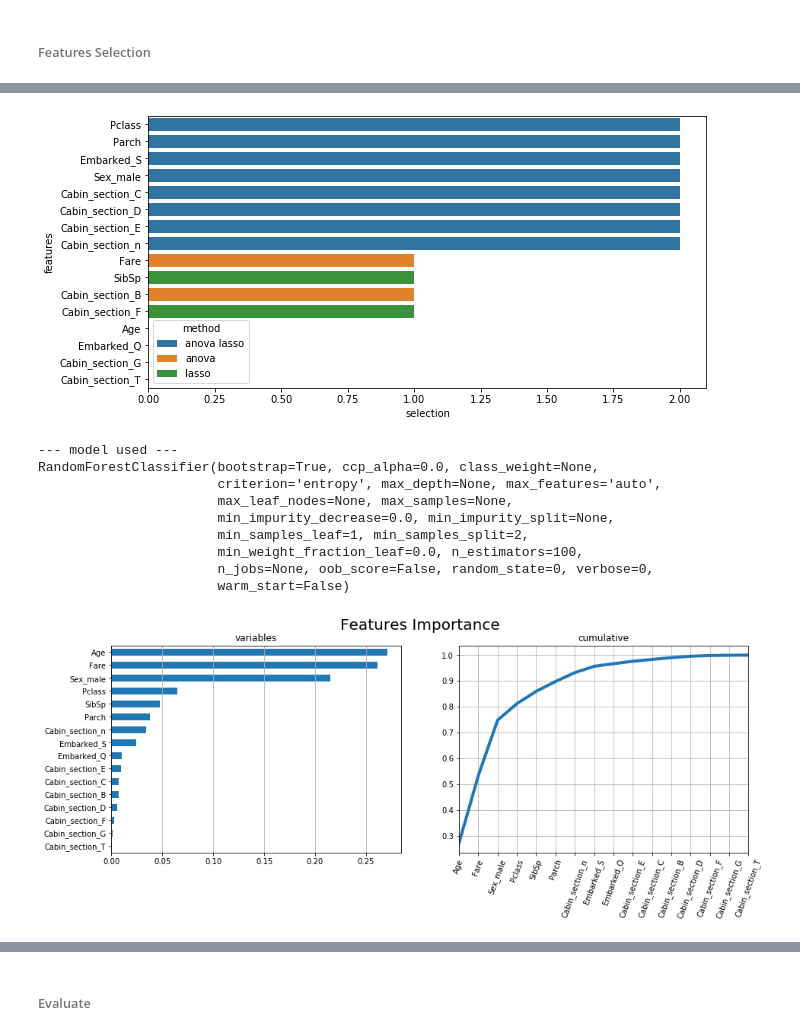
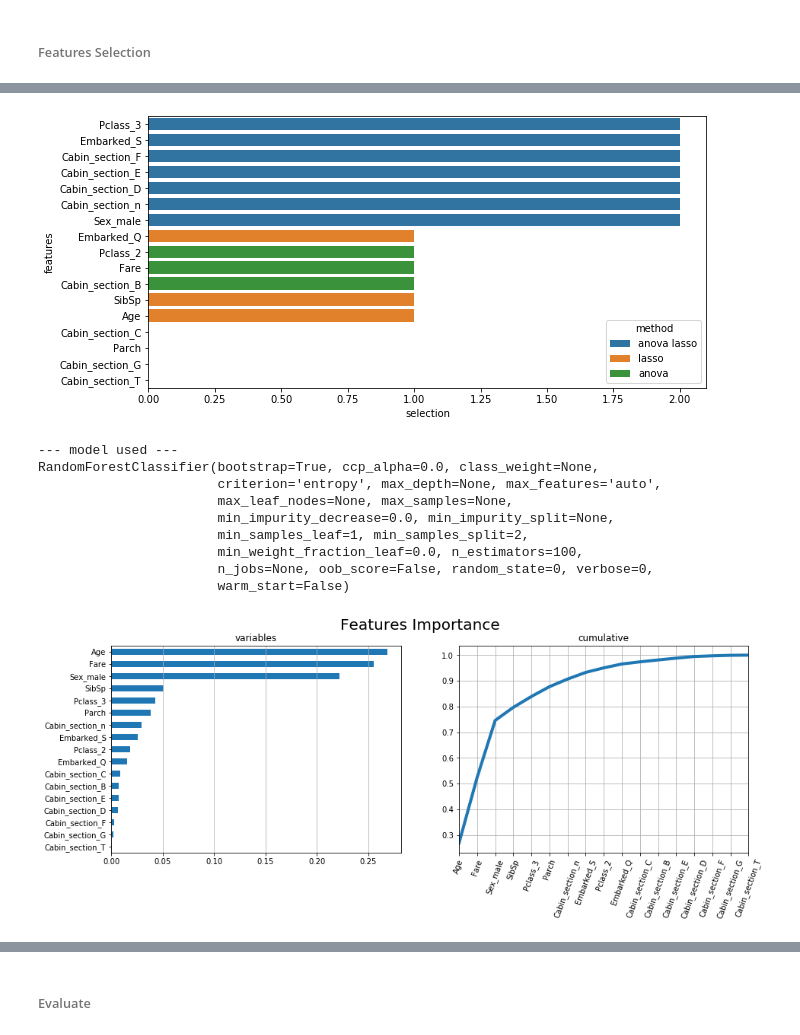
Before and after one commit to mdipietro09/DataScience_ArtificialIntelligence_Utils, a Jupyter notebook: machine_learning/example_classification.ipynb, the cells around one changed output, grey strips where cells are left out. Cells and saved outputs as stored; diff of their text form; code cells hidden in the pictures.

```diff
--- a/machine_learning/example_classification.ipynb
+++ b/machine_learning/example_classification.ipynb
@@ -247,0 +305,2 @@ dtf = dtf.sample(frac=1).reset_index(drop=True)
+# %%
+dtf_train = add_dummies(dtf_train, x="Cabin_section", dropx=True)
@@ -247,0 +325,3 @@ dtf = dtf.sample(frac=1).reset_index(drop=True)
+# %%
+dtf_train = pop_columns(dtf_train, ["Y"], where="end")
+dtf_train.head()
@@ -247,0 +338,4 @@ dtf = dtf.sample(frac=1).reset_index(drop=True)
+# %%
+scaler = preprocessing.MinMaxScaler(feature_range=(0,1))
+# %%
+dtf_train, scaler = scaling(dtf_train, y="Y", scalerX=scaler, task="classification")
@@ -265,14 +474,14 @@ corr = corrmatrix_plot(dtf.drop("PassengerId",axis=1), method="pearson", annotat
 # %%
 #--- p values ---#
-dic_feat_sel = features_selection(dtf.drop("PassengerId",axis=1), y="Y", task="classification", top=10, figsize=(10,5))
+dic_feat_sel = features_selection(dtf_train, y="Y", task="classification", top=10, figsize=(10,5))
 # %% [output]
-[figure, old version]
+[figure, new version]
 # %%
 #--- importance ---#
 model = ensemble.RandomForestClassifier(n_estimators=100, criterion="entropy", random_state=0)
 
-feat_imp = features_importance(X=dtf.drop(["PassengerId","Y"], axis=1).values, y=dtf["Y"].values,
-                               X_names=dtf.drop(["PassengerId","Y"], axis=1).columns.tolist(),
+feat_imp = features_importance(X=dtf_train.drop("Y",axis=1).values, y=dtf_train["Y"].values,
+                               X_names=dtf_train.drop("Y",axis=1).columns.tolist(),
                                model=model, task="classification", figsize=(15,5))
 # %% [output]
 --- model used ---
@@ -284,6 +493,6 @@ RandomForestClassifier(bootstrap=True, ccp_alpha=0.0, class_weight=None,
                        min_weight_fraction_leaf=0.0, n_estimators=100,
                        n_jobs=None, oob_score=False, random_state=0, verbose=0,
                        warm_start=False)
-[figure, old version]
+[figure, new version]
 # %%
 # -> selection
```
Also changed, not shown: parts of 78 cells of this notebook, 4 other files.
